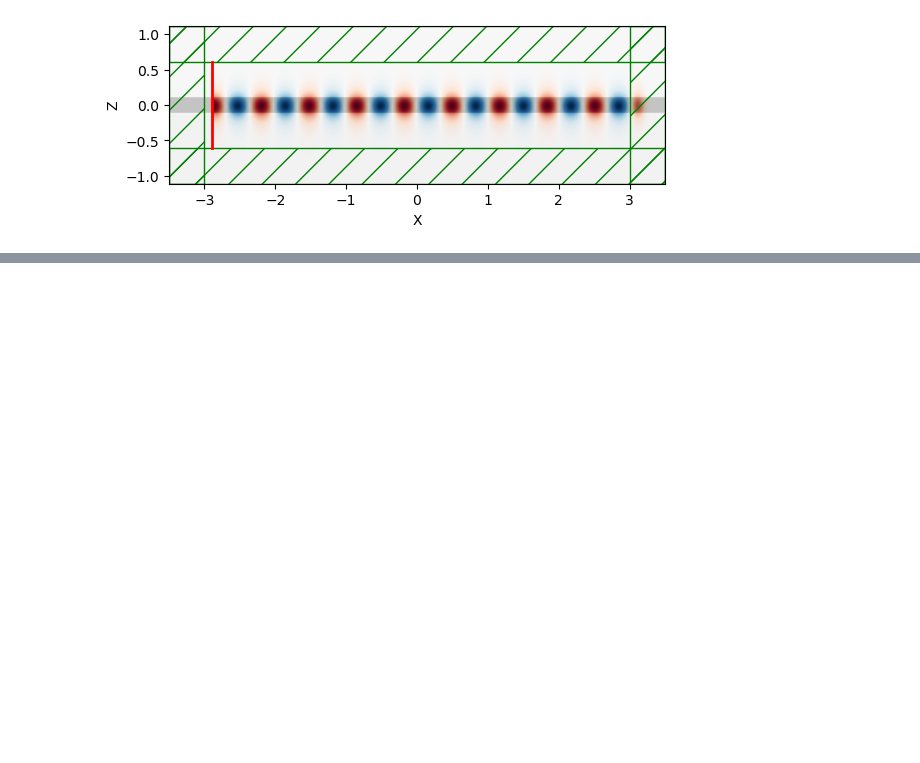
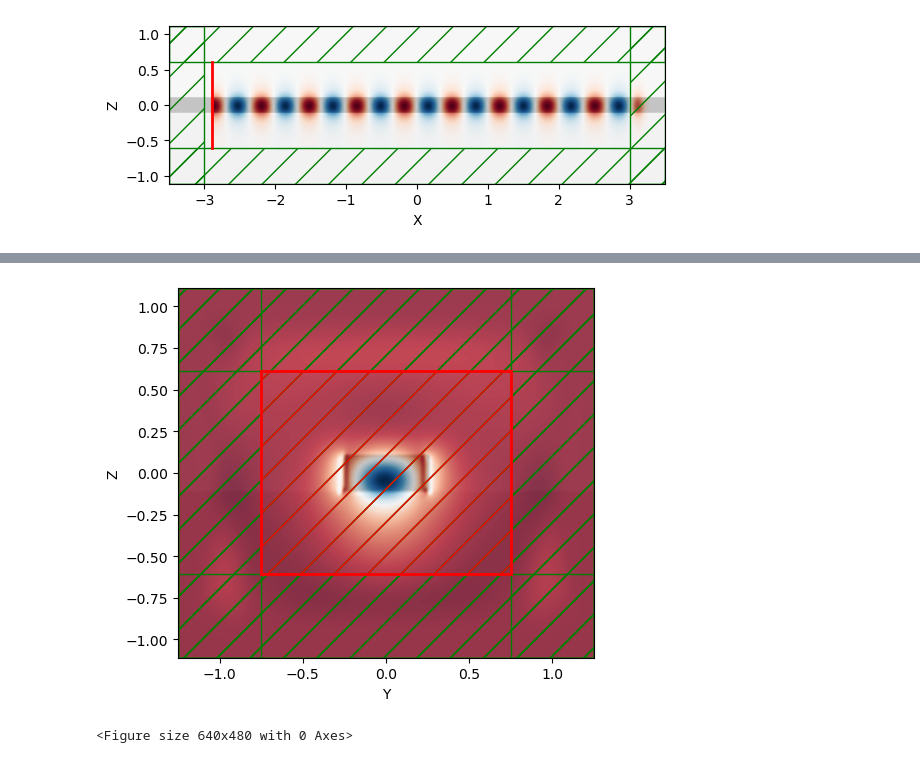
Before and after one commit to satadrudas/Nanophotonic_Design_Optimization_Using_Ising_Machine, a Jupyter notebook: MEEP codes/Sandbox_notebooks/straight_waveguide_3D.ipynb, the cells around one changed output, grey strips where cells are left out. Saved outputs shown, nothing was run; the diff lists cells and outputs as text; code cells hidden in the pictures; blank space fills up the shorter version.

```diff
--- a/MEEP codes/Sandbox_notebooks/straight_waveguide_3D.ipynb
+++ b/MEEP codes/Sandbox_notebooks/straight_waveguide_3D.ipynb
@@ -178,0 +210,2 @@ Warning: grid volume is not an integer number of pixels; cell size will be round
+# %%
+sim.run(until=200)
@@ -178,0 +215,9 @@ Warning: grid volume is not an integer number of pixels; cell size will be round
+# %%
+plt.figure(dpi=100)
+sim.plot2D(fields= mp.Ey,
+    output_plane = mp.Volume(
+        center = mp.Vector3(x=0.0), ## if x=0 then its the mid point hence no waveguide
+        size = mp.Vector3(y=Sy, z=Sz)
+    ))
+plt.show()
+# %% [output]
@@ -179,6 +225,9 @@ Warning: grid volume is not an integer number of pixels; cell size will be round
+[figure, added]
 # %%
 sim.reset_meep()
-f = #plt.figure(dpi=100)
+f = plt.figure(dpi=100)
 Animate = mp.Animate2D(fields=mp.Ey,  realtime=False, normalize=True)
 plt.close()
+# %% [output]
+<Figure size 640x480 with 0 Axes>
 # %%
```
Also changed, not shown: parts of 14 cells of this notebook, 1 other file.
